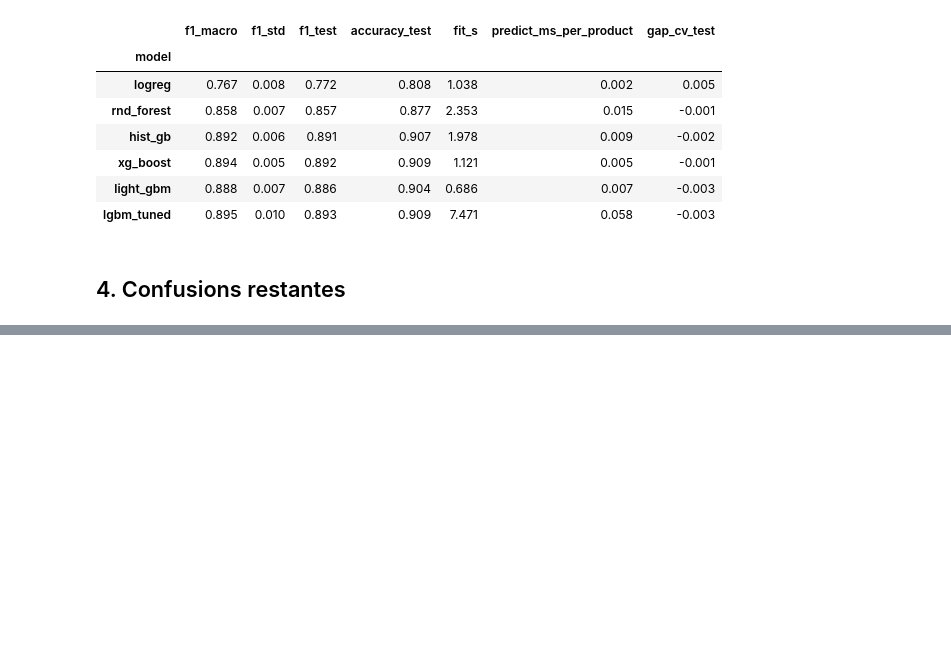
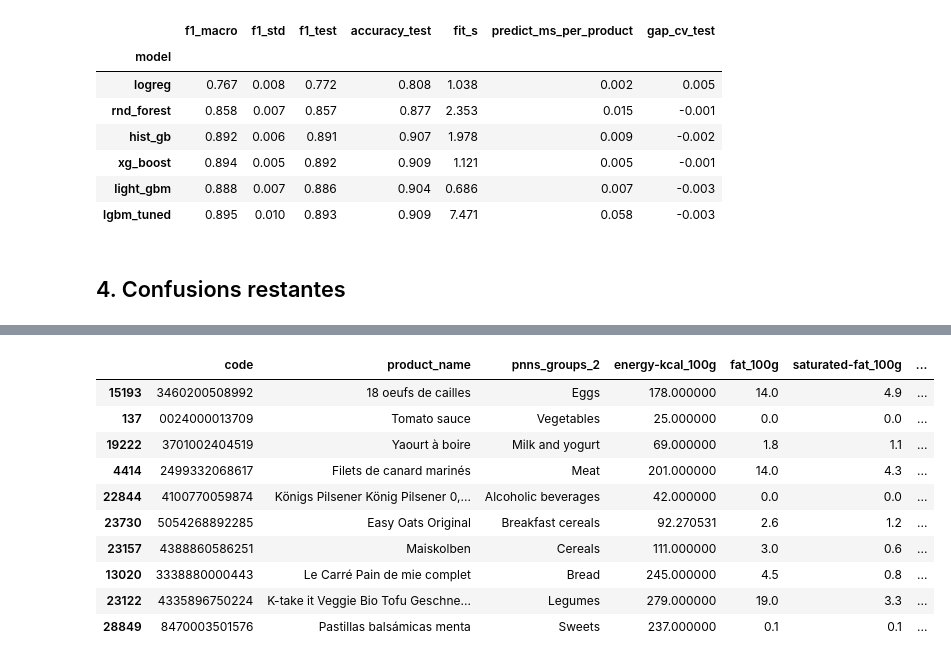
Before and after one commit to RedlineM2I/nutriscope, a Jupyter notebook: notebooks/methodes_ensemble.ipynb, the cells around one changed output, grey strips where cells are left out. Cells and saved outputs as stored; diff of their text form; code cells hidden in the pictures; blank space fills up the shorter version.

```diff
--- a/notebooks/methodes_ensemble.ipynb
+++ b/notebooks/methodes_ensemble.ipynb
@@ -355,0 +419,40 @@ display(final.round(3))
+# %%
+proba = light_gbm.predict_proba(X_test)
+
+candidates = test.assign(
+    real=label_encoder.inverse_transform(y_test),
+    predicted=label_encoder.inverse_transform(best_pred),
+    p_b=proba[:, 1],
+    p_c=proba[:, 2],
+)
+candidates["gap_bc"] = (candidates["p_b"] - candidates["p_c"]).abs()
+candidates = candidates[candidates["p_b"] + candidates["p_c"] > 0.8]
+
+columns = ["code", "product_name", "pnns_groups_2"] + NUTRIMENTS + \
+          ["fiber_100g", "fruits-vegetables-legumes_100g", "nutriscore_score", "real", "predicted", "p_b", "p_c"]
+display(candidates.sort_values("gap_bc").head(10)[columns])
+
+candi_de = test.assign(
+    real=label_encoder.inverse_transform(y_test),
+    predicted=label_encoder.inverse_transform(best_pred),
+    p_d=proba[:, 3],
+    p_e=proba[:, 4],
+)
+candi_de["gap_de"] = (candi_de["p_d"] - candi_de["p_e"]).abs()
+candi_de = candi_de[candi_de["p_d"] + candi_de["p_e"] > 0.8]
+
+columns = ["code", "product_name", "pnns_groups_2"] + NUTRIMENTS + \
+          ["fiber_100g", "fruits-vegetables-legumes_100g", "nutriscore_score", "real", "predicted", "p_d", "p_e"]
+display(candi_de.sort_values("gap_de").head(10)[columns])
+# %% [output]
+|  | code | product_name | pnns_groups_2 | energy-kcal_100g | fat_100g | saturated-fat_100g | ... |
+| 15193 | 3460200508992 | 18 oeufs de cailles | Eggs | 178.000000 | 14.0 | 4.9 | ... |
+| 137 | 0024000013709 | Tomato sauce | Vegetables | 25.000000 | 0.0 | 0.0 | ... |
+| 19222 | 3701002404519 | Yaourt à boire | Milk and yogurt | 69.000000 | 1.8 | 1.1 | ... |
+| 4414 | 2499332068617 | Filets de canard marinés | Meat | 201.000000 | 14.0 | 4.3 | ... |
+| 22844 | 4100770059874 | Königs Pilsener König Pilsener 0,... | Alcoholic beverages | 42.000000 | 0.0 | 0.0 | ... |
+| 23730 | 5054268892285 | Easy Oats Original | Breakfast cereals | 92.270531 | 2.6 | 1.2 | ... |
+| 23157 | 4388860586251 | Maiskolben | Cereals | 111.000000 | 3.0 | 0.6 | ... |
+| 13020 | 3338880000443 | Le Carré Pain de mie complet | Bread | 245.000000 | 4.5 | 0.8 | ... |
+| 23122 | 4335896750224 | K-take it Veggie Bio Tofu Geschne... | Legumes | 279.000000 | 19.0 | 3.3 | ... |
+| 28849 | 8470003501576 | Pastillas balsámicas menta | Sweets | 237.000000 | 0.1 | 0.1 | ... |
```
Also changed, not shown: parts of 6 cells of this notebook, 1 other file.
